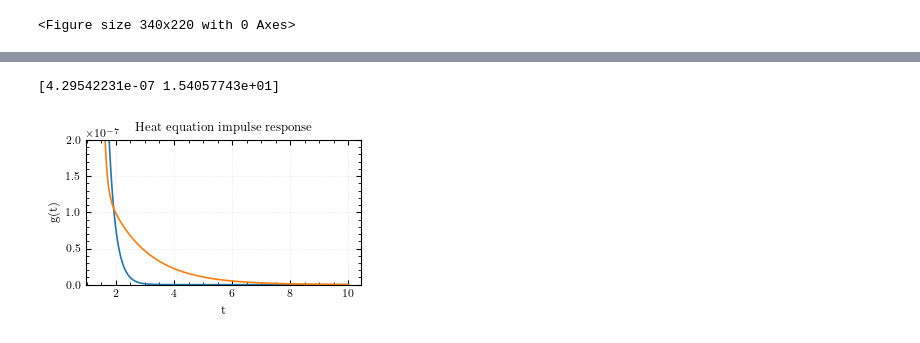
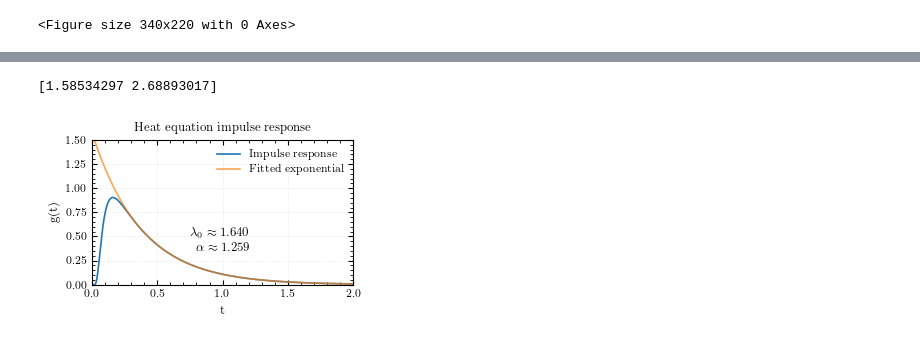
Before and after one commit to Sparisi01/RPM_implementation, a Jupyter notebook: test_transiente.ipynb, the cells around one changed output, grey strips where cells are left out. Cells and saved outputs as stored; diff of their text form; code cells hidden in the pictures.

```diff
--- a/test_transiente.ipynb
+++ b/test_transiente.ipynb
@@ -50,8 +49,8 @@ mpl.rcParams.update({
 })
 # %%
 L = 1
-Tf = 10
-nt = 50000
+Tf = 20
+nt = 100000
 
 D = 1
 
@@ -65,7 +64,7 @@ nx = int(L/dx) + 1
 dx = L/(nx-1)
 
 r = D*dt/(dx**2)
-h = 1
+h = 0.1
 
 print("Time scale coeff: ", L*L/D)
 print("dx: ", dx)
@@ -112,7 +111,7 @@ T[:,0] = 0
 
 # Right boundary
 f = np.zeros(nt)
-f[0] = 1
+f[0] = 1/dt
 T[0,0] = f[0]
 
 for n in range(1,nt):
@@ -170,26 +172,31 @@ s_array = radici*radici*D
 # %%
-def func(x, a, b):
-    return a*np.exp(-s_array[0]*(x)) + b*np.exp(-s_array[1]*(x))
 
-popt, pcov = curve_fit(func, t_array[7000:], T[nx-1,7000:], p0=s_array)
+def func(x, a, q):
+    return a*np.exp(-q*x)
+
+popt, pcov = curve_fit(func, t_array[30000:], T[nx-1,30000:], p0=(1,(0.86*0.86)/D))
 print(popt)
 # %% [output]
-[4.29542231e-07 1.54057743e+01]
+[1.58534297 2.68893017]
 # %%
 plt.figure(figsize=(3.4, 2.2))
-plt.plot(t_array[7000:], T[nx-1,7000:])
 
-plt.plot(t_array[7000:], func(t_array[7000:],*popt))
+plt.plot(t_array[:], T[nx-1,:], label="Impulse response")
+plt.plot(t_array[:], func(t_array[:],*popt), label="Fitted exponential", alpha = 0.7)
+plt.text(0.75,0.5, fr"$\lambda_0 \approx {np.sqrt(popt[1]*D):.3f}$")
+plt.text(0.8,0.35, fr"$\alpha \approx {np.sqrt(popt[0]):.3f}$")
 
-plt.ylim([0,0.0000002])
+plt.legend()
+plt.ylim([0,1.5])
+plt.xlim([0,2])
 plt.grid()
 plt.title("Heat equation impulse response")
 
 plt.xlabel("t")
 plt.ylabel("g(t)")
 plt.tight_layout()
 plt.minorticks_on()
 plt.savefig("assets/funzione_trasferimento_risposta_impulso.pdf")
 plt.show()
 # %% [output]
-[figure, old version]
+[figure, new version]
```
Also changed, not shown: parts of 6 cells of this notebook, 10 other files.
